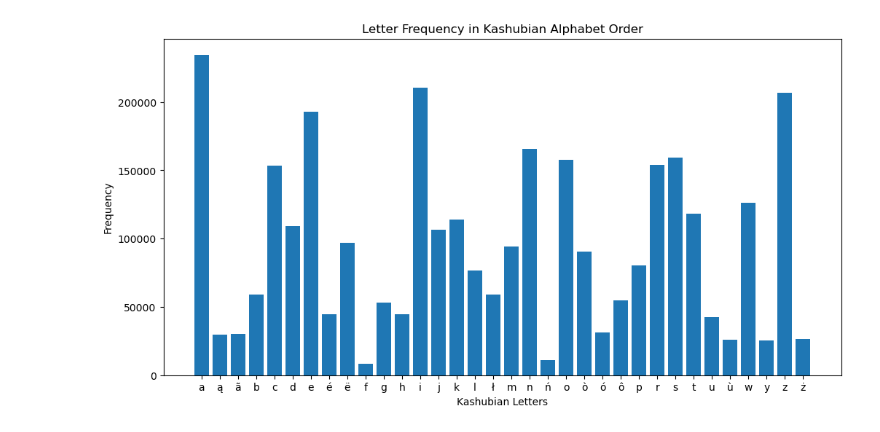
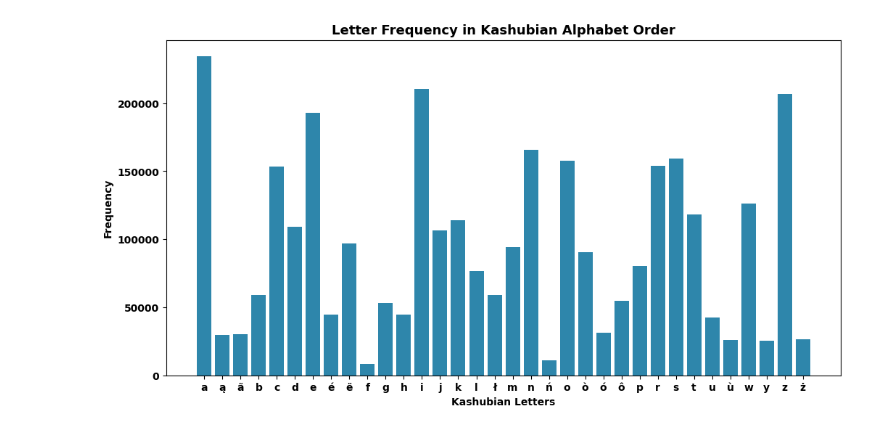
Before and after one commit to eryk-mar/CS6363_Project, a Jupyter notebook: Kashubian_Corpus_Analysis.ipynb, the cells around one changed output. Cells and saved outputs as stored; diff of their text form; code cells hidden in the pictures.

Commit message:
diagraphs, more plots, better code structure, comments and trimming

```diff
--- a/Kashubian_Corpus_Analysis.ipynb
+++ b/Kashubian_Corpus_Analysis.ipynb
@@ -8,7 +7,7 @@ import matplotlib.pyplot as plt
 # %%
-kashubian_corpus_dir = r"C:\Users\erykd\Desktop\CS6363_Proj\kashubian_corpus_collection"
+kashubian_corpus_dir = r"C:\Users\erykd\Desktop\CS6363_Proj\kashubian_corpus_collection" # collections of various kashubian texts we found
+kashub_alphabet = "aąãbcdeéëfghijklłmnńoòóôprstuùwyzż" # string that will help us focus on kashubian letters in the corpus
 corpus_collection_str = ""
-kashub_alphabet = "aąãbcdeéëfghijklłmnńoòóôprstuùwyzż"
 for corpus in os.listdir(kashubian_corpus_dir):
     with open(os.path.join(kashubian_corpus_dir, corpus)) as f:
         corpus_collection_str += f.read() + " "
@@ -20,9 +19,8 @@ kashub_counter = Counter(
     if c in kashub_alphabet
 )
 
-for char, count in kashub_counter.most_common(15):
+print("Kashubian letter frequencies:")
+# sampling 15 of the most common character occurences
+for char, count in kashub_counter.most_common():
     print(f"{char:2} → {count:5}")
-
-# As a set (fast lookup):
-KASHUBIAN_CHARS = set(kashubian_letters)
 # %% [output]
@@ -52,15 +94,19 @@ print(len(kashub_counter))
 # %%
-
 # ordering our letter-count pairs in order
-categories = [char for char in kashub_alphabet if char in kashub_counter]
+letters = [char for char in kashub_alphabet if char in kashub_counter]
 counts = [kashub_counter[char] for char in kashub_alphabet if char in kashub_counter]
 
-# simple plot
+# simple plot with better contrast
 plt.figure(figsize=(12, 6))
-plt.bar(categories, counts)
-plt.xlabel('Kashubian Letters')
-plt.ylabel('Frequency')
-plt.title('Letter Frequency in Kashubian Alphabet Order')
+plt.bar(letters, counts, color='#2E86AB')
+
+plt.xlabel('Kashubian Letters', fontweight='bold')
+plt.ylabel('Frequency', fontweight='bold')
+plt.title('Letter Frequency in Kashubian Alphabet Order', fontweight='bold', fontsize=13)
+
+plt.xticks(fontweight='bold')
+plt.yticks(fontweight='bold')
+
 plt.show()
 # %% [output]
-[figure, old version]
+[figure, new version]
```
Also changed, not shown: parts of 9 cells of this notebook.
